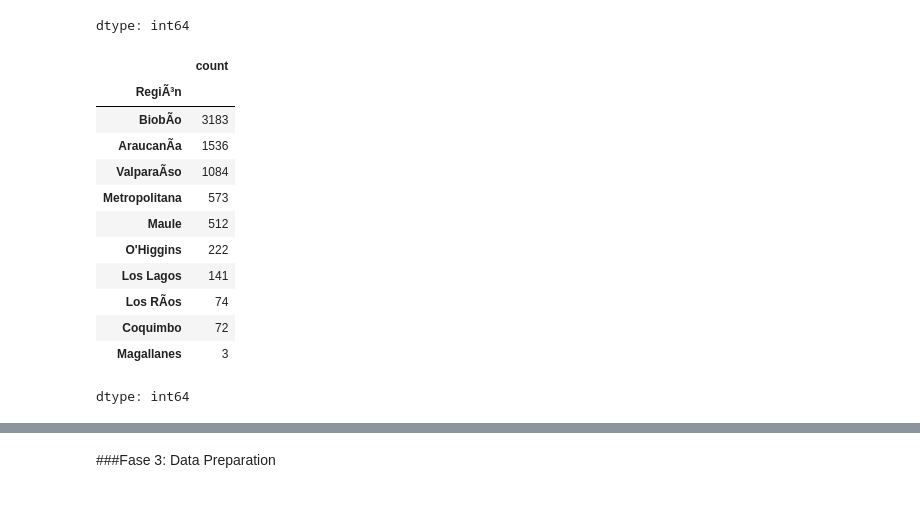
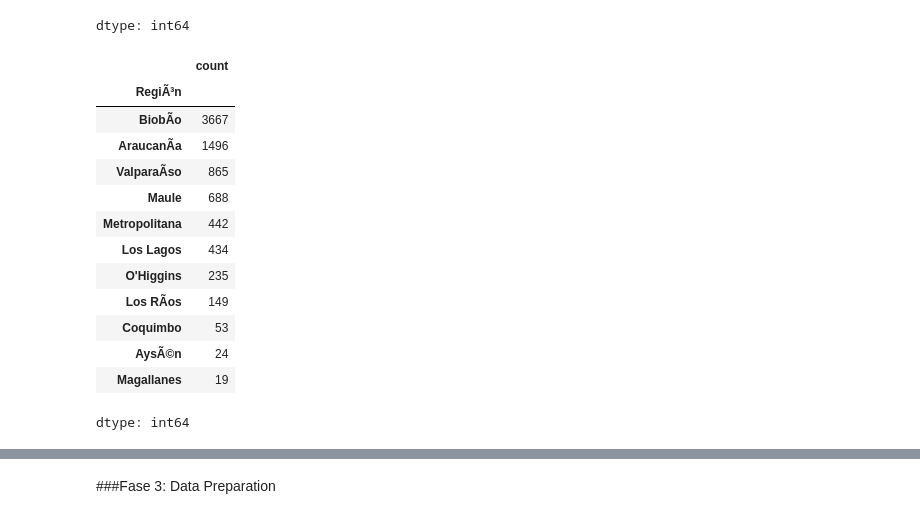
Before and after one commit to AlvaFM/COLABS, a Jupyter notebook: BD_E3/E3_BigData.ipynb, the cells around one changed output, grey strips where cells are left out. Drawn from its saved outputs; the diff is of its cells as text; code cells hidden in the pictures.

```diff
--- a/BD_E3/E3_BigData.ipynb
+++ b/BD_E3/E3_BigData.ipynb
@@ -77,20 +77,21 @@ df_2002["RegiÃ³n"].value_counts()
 | Magallanes | 3 |
 dtype: int64
 # %%
-df_2014 = pd.read_csv("/20022003.csv", sep="|", encoding="latin1")
+df_2014 = pd.read_csv("20142015.csv", sep="|", encoding="latin1")
 df_2014["RegiÃ³n"].value_counts()
 # %% [output]
 |  | count |
 | RegiÃ³n |  |
-| BiobÃ­o | 3183 |
-| AraucanÃ­a | 1536 |
-| ValparaÃ­so | 1084 |
-| Metropolitana | 573 |
-| Maule | 512 |
-| O'Higgins | 222 |
-| Los Lagos | 141 |
-| Los RÃ­os | 74 |
-| Coquimbo | 72 |
-| Magallanes | 3 |
+| BiobÃ­o | 3667 |
+| AraucanÃ­a | 1496 |
+| ValparaÃ­so | 865 |
+| Maule | 688 |
+| Metropolitana | 442 |
+| Los Lagos | 434 |
+| O'Higgins | 235 |
+| Los RÃ­os | 149 |
+| Coquimbo | 53 |
+| AysÃ©n | 24 |
+| Magallanes | 19 |
 dtype: int64
 # %%
```
Also changed, not shown: parts of 12 cells of this notebook.
